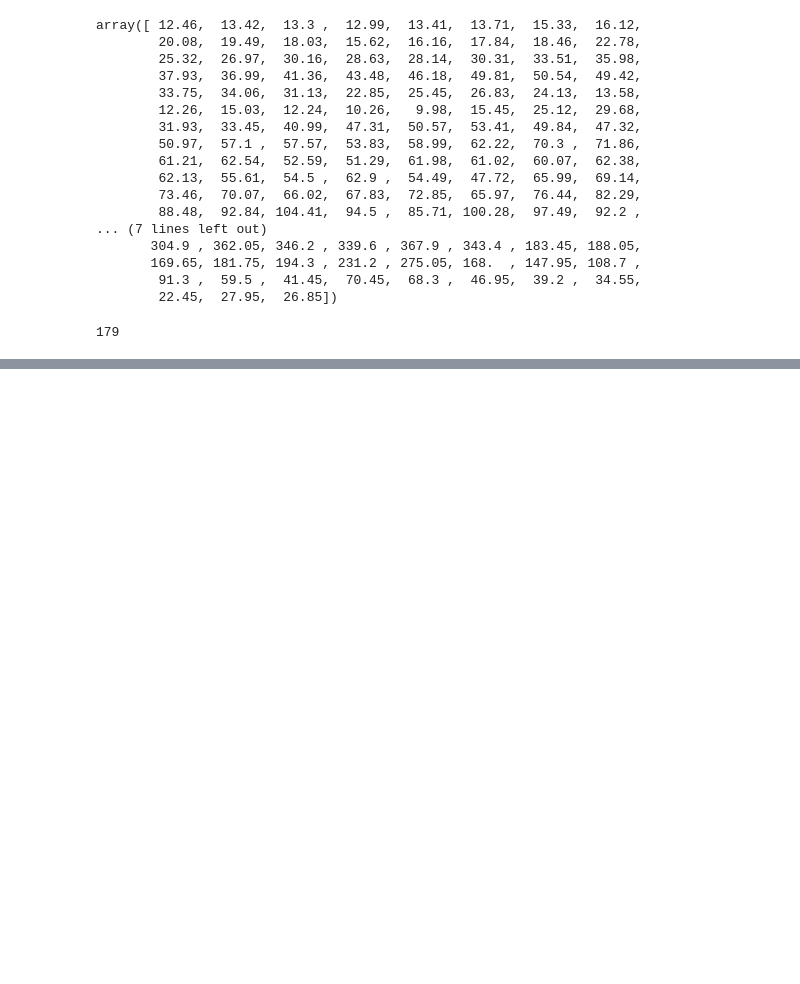
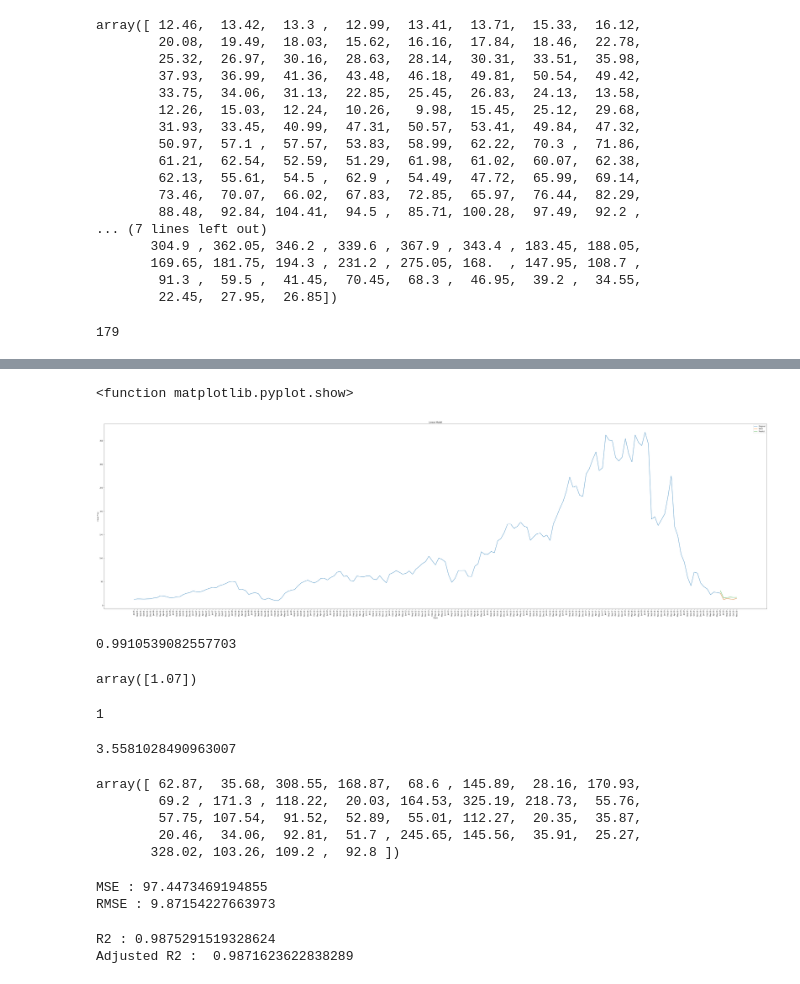
Before and after one commit to smkmohsin/Yes-Bank-Stock-Closing-Price-Prediction, a Jupyter notebook: Yes_Bank_Stock_Closing_Price_Prediction_Capstone_Project_.ipynb, the cells around one changed output, grey strips where cells are left out. Cells and saved outputs as stored; diff of their text form; code cells hidden in the pictures; blank space fills up the shorter version.

```diff
--- a/Yes_Bank_Stock_Closing_Price_Prediction_Capstone_Project_.ipynb
+++ b/Yes_Bank_Stock_Closing_Price_Prediction_Capstone_Project_.ipynb
@@ -165,5 +165,7 @@ array([[ 13.  ,  14.  ,  11.25],
+# %%
+X = X.reshape(X.shape[0],1)
 # %%
-y = df['Close'][:-future_months].values
+y = dataset['Close'][:-future_months].values
 # %%
 y
 # %% [output]
@@ -199,0 +208,4 @@ lr = LinearRegression().fit(X_train, y_train)
+# %%
+X_future = dataset.iloc[-future_months:]['Low'].values
+X_future = X_future.reshape(X_future.shape[0],1)
+X_future
@@ -200,4 +219,4 @@ lr = LinearRegression().fit(X_train, y_train)
 # %%
-X_future = df.drop(['Prediction'],1).iloc[:, :-1]
-X_future = X_future.tail(future_months).values
-X_future
+# X_future = dataset.drop(['Prediction'],1).iloc[:, :-1]
+# X_future = X_future.tail(future_months).values
+# X_future
@@ -283,0 +262,34 @@ test_dataset['Prediction'] = df[['Close']].shift(-future_days)
+# %%
+predictions = lr_prediction
+
+valid = dataset[X.shape[0]:]
+# valid = dataset[X.shape[0]-future_days:]
+valid['Prediction'] = predictions
+plt.figure(figsize=(70,20))
+plt.title('Linear Model')
+plt.xlabel('Days')
+plt.ylabel('Close Price')
+plt.plot(dataset['Close'])
+plt.plot(valid[['Close', 'Prediction']])
+plt.legend(['Original', 'Valid', 'Predict'])
+plt.xticks(rotation=90)
+plt.show
+# %% [output]
+<function matplotlib.pyplot.show>
+[figure, added]
+# %%
+lr.score(X_train, y_train)
+# %% [output]
+0.9910539082557703
+# %%
+lr.coef_
+# %% [output]
+array([1.07])
+# %%
+len(lr.coef_)
+# %% [output]
+1
+# %%
+lr.intercept_
+# %% [output]
+3.5581028490963007
@@ -283,0 +298,27 @@ test_dataset['Prediction'] = df[['Close']].shift(-future_days)
+# %%
+y_pred
+# %% [output]
+array([ 62.87,  35.68, 308.55, 168.87,  68.6 , 145.89,  28.16, 170.93,
+        69.2 , 171.3 , 118.22,  20.03, 164.53, 325.19, 218.73,  55.76,
+        57.75, 107.54,  91.52,  52.89,  55.01, 112.27,  20.35,  35.87,
+        20.46,  34.06,  92.81,  51.7 , 245.65, 145.56,  35.91,  25.27,
+       328.02, 103.26, 109.2 ,  92.8 ])
+# %%
+from sklearn.metrics import mean_squared_error
+
+MSE  = mean_squared_error((y_test), (y_pred))
+print("MSE :" , MSE)
+
+RMSE = np.sqrt(MSE)
+print("RMSE :" ,RMSE)
+# %% [output]
+MSE : 97.4473469194855
+RMSE : 9.87154227663973
+# %%
+from sklearn.metrics import r2_score
+r2 = r2_score((y_test), (y_pred))
+print("R2 :" ,r2)
+print("Adjusted R2 : ",1-(1-r2_score((y_test), (y_pred)))*((X_test.shape[0]-1)/(X_test.shape[0]-X_test.shape[1]-1)))
+# %% [output]
+R2 : 0.9875291519328624
+Adjusted R2 :  0.9871623622838289
```
Also changed, not shown: parts of 73 cells of this notebook.
